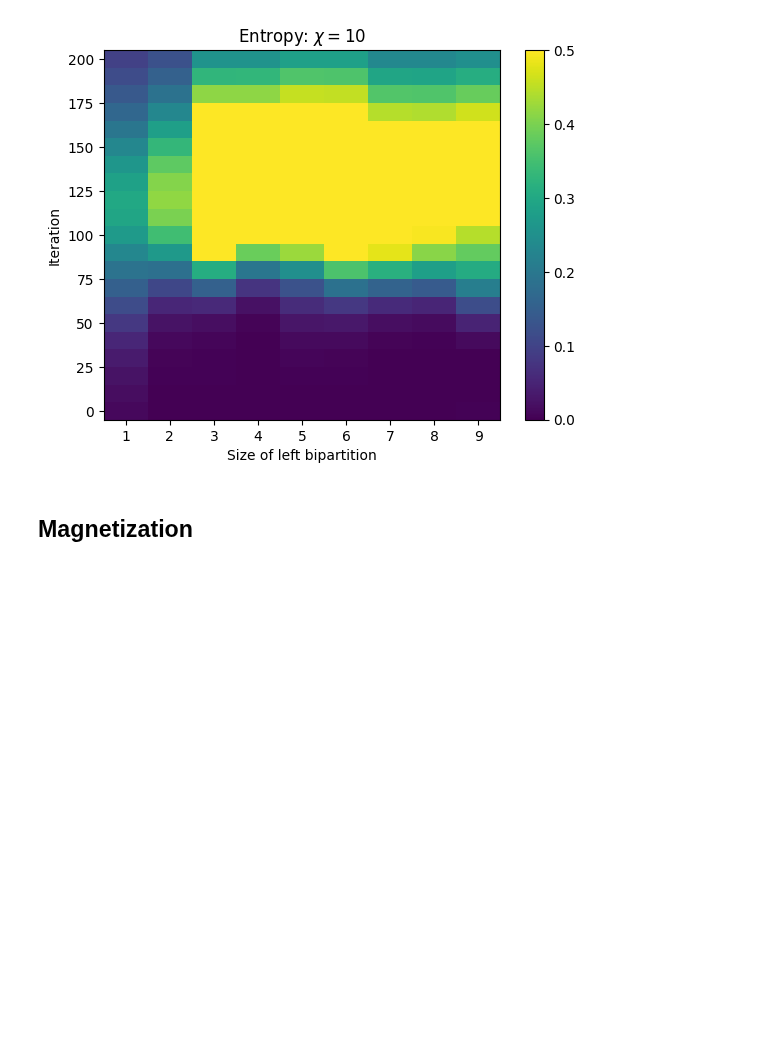
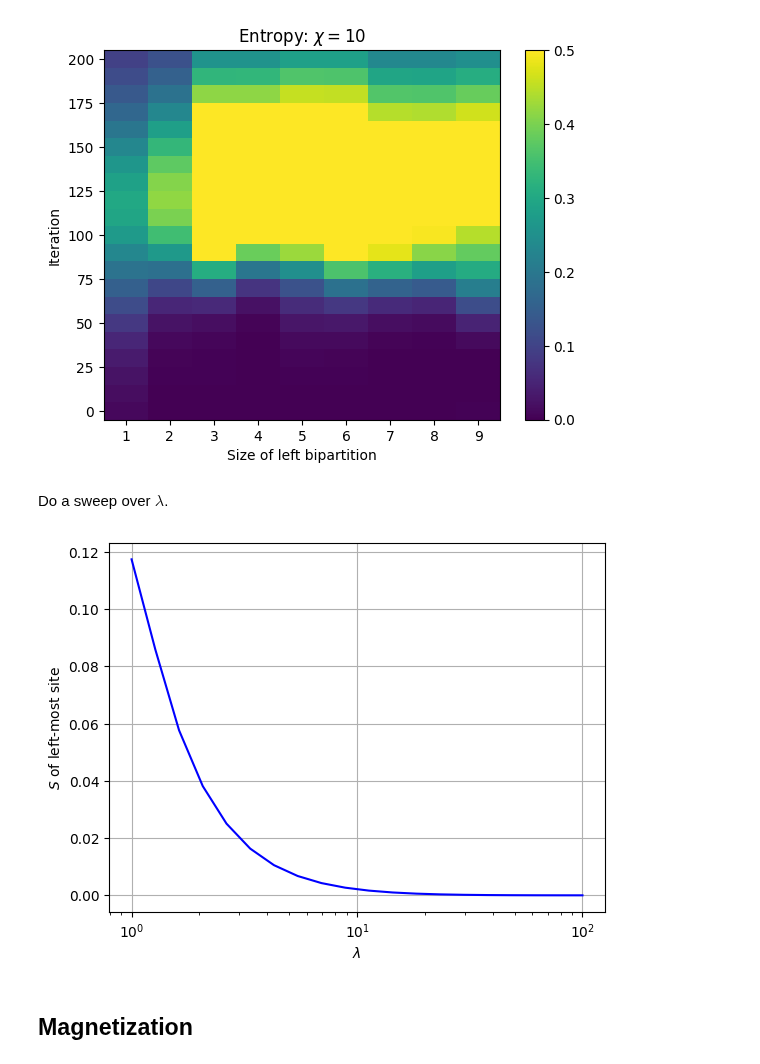
Before and after one commit to jchryssanthacopoulos/quantum_information, a Jupyter notebook: final_project/notebooks/ising_analysis.ipynb, the cells around one changed output. Saved outputs shown, nothing was run; the diff lists cells and outputs as text; code cells hidden in the pictures; blank space fills up the shorter version.

```diff
--- a/final_project/notebooks/ising_analysis.ipynb
+++ b/final_project/notebooks/ising_analysis.ipynb
@@ -404,6 +404,28 @@ plt.clim([0, 0.5])
 plt.savefig('../figures/block_entropy_site_chi_10.png', bbox_inches='tight', dpi=300);
 # %% [output]
 [figure]
+# %% [markdown]
+Do a sweep over $\lambda$.
+# %%
+lmdas = np.logspace(0, 2, 20)
+# %%
+entropy_lmda = np.zeros(len(lmdas))
+
+for i in tqdm(range(len(entropy_lmda))):
+    model_params = {'lmda': lmdas[i]}
+    observables_at_midsteps = run_tebd(
+        model_name, model_params, N, bond_dim=bond_dim, num_iter=num_iter, mid_steps=mid_steps,
+        observables=observables, print_to_stdout=False, rng_seed=1
+    )
+    entropy_lmda[i] = observables_at_midsteps['entropy'][-1, 0]
+# %%
+plt.plot(lmdas, entropy_lmda, 'b-')
+plt.xlabel("$\lambda$")
+plt.ylabel('$S$ of left-most site')
+plt.grid()
+plt.gca().set_xscale("log");
+# %% [output]
+[figure, added]
 # %% [markdown]
 ## Magnetization
 # %%
```
Also changed, not shown: parts of 24 cells of this notebook, 3 other files.
